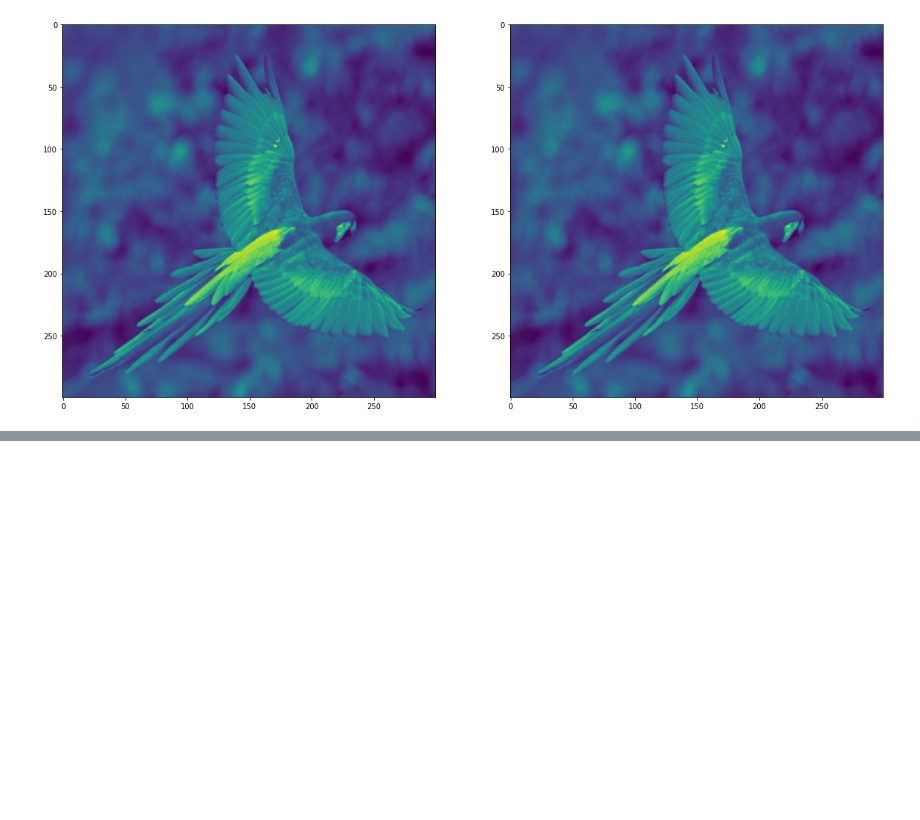
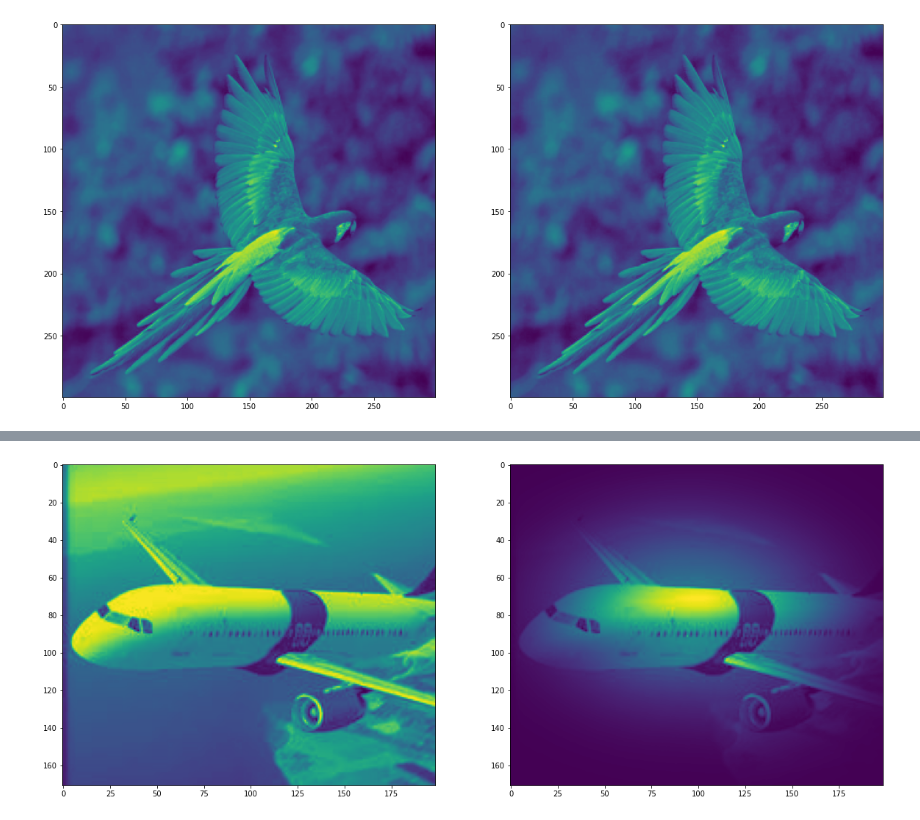
Before and after one commit to natanbc/SCC0251-Assignment2, a Jupyter notebook: notebook.ipynb, the cells around one changed output, grey strips where cells are left out. Saved outputs shown, nothing was run; the diff lists cells and outputs as text; code cells hidden in the pictures; blank space fills up the shorter version.

```diff
--- a/notebook.ipynb
+++ b/notebook.ipynb
@@ -33,0 +41,4 @@ show(arara, unsharp(arara, 0.75, 2))
+# %%
+show(airplane, vignette(airplane, 30, 45))
+# %% [output]
+[figure, added]
```
Also changed, not shown: parts of 3 cells of this notebook.
